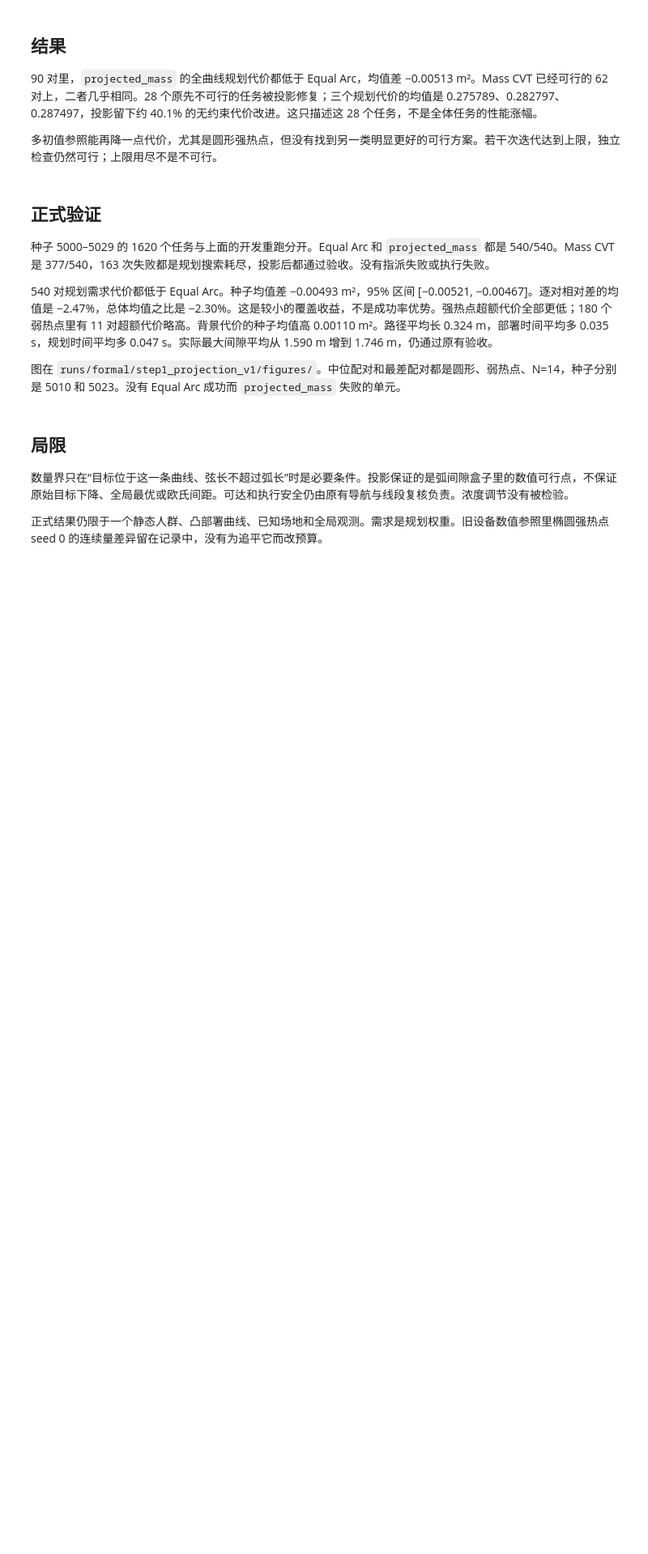
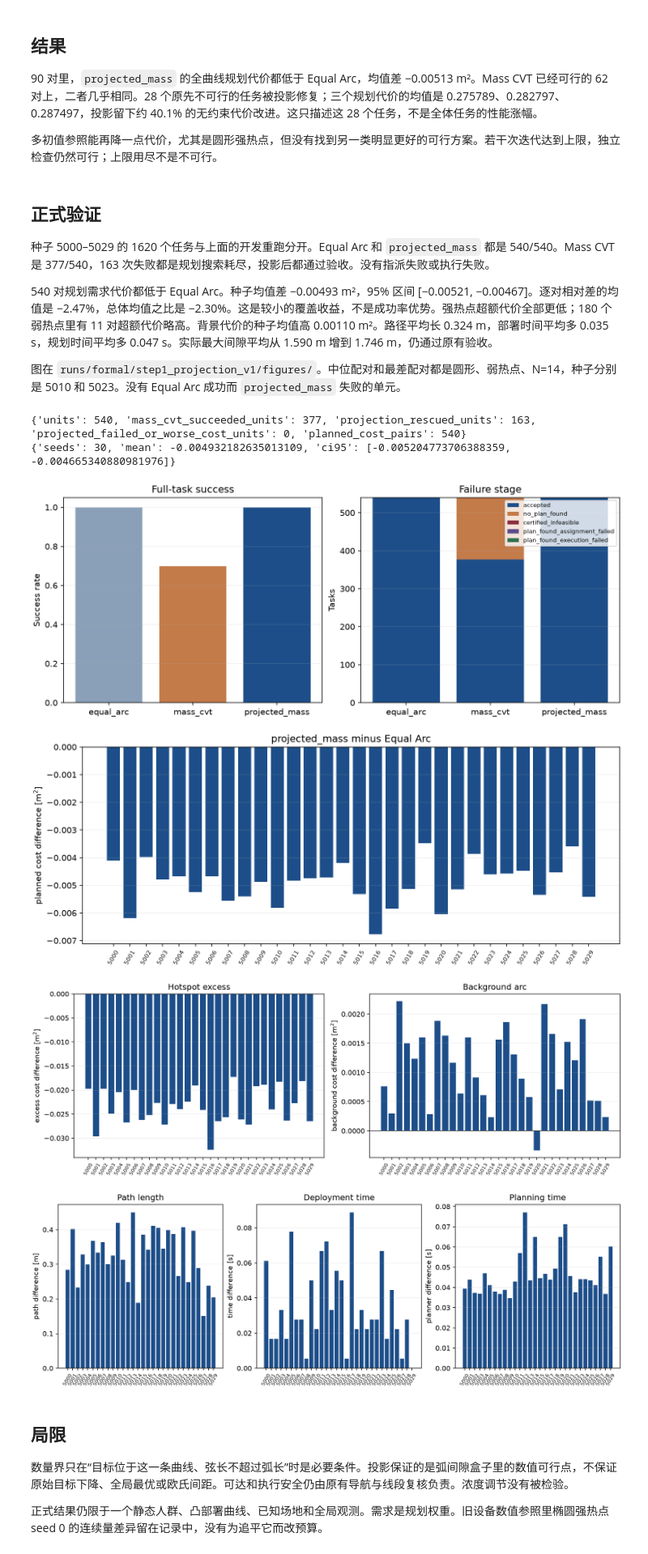
Before and after one commit to Wu-kaixin/Adaptive-Guide-Agent-Deployment-for-Unknown-Dynamic-Crowds, a Jupyter notebook: notebooks/step1_static_deployment.ipynb, the cells around one changed output. Shown at 81% size. Drawn from its saved outputs; the diff is of its cells as text; code cells hidden in the pictures; blank space fills up the shorter version.

```diff
--- a/notebooks/step1_static_deployment.ipynb
+++ b/notebooks/step1_static_deployment.ipynb
@@ -60,12 +60,25 @@ rescued ratio of means 0.4014799140637096
 
 图在 `runs/formal/step1_projection_v1/figures/`。中位配对和最差配对都是圆形、弱热点、N=14，种子分别是 5010 和 5023。没有 Equal Arc 成功而 `projected_mass` 失败的单元。
 # %%
+import json
+from pathlib import Path
+
+from IPython.display import Image, display
+
+ROOT = Path.cwd() if (Path.cwd() / 'src' / 'udc').exists() else Path.cwd().parent
 formal = json.loads((ROOT / 'runs' / 'formal' / 'step1_projection_v1' / 'formal_report.json').read_text(encoding='utf-8'))
 paired = formal['overall']['paired']['projected_mass']['planned_demand_weighted_cost']
 print(formal['slice_counts'])
 print(paired['seed_cluster'])
 for name in ('success_stages.png', 'demand_cost_deltas.png', 'hotspot_background.png', 'cost_of_deployment.png'):
     display(Image(filename=str(ROOT / 'runs' / 'formal' / 'step1_projection_v1' / 'figures' / name)))
+# %% [output]
+{'units': 540, 'mass_cvt_succeeded_units': 377, 'projection_rescued_units': 163, 'projected_failed_or_worse_cost_units': 0, 'planned_cost_pairs': 540}
+{'seeds': 30, 'mean': -0.004932182635013109, 'ci95': [-0.005204773706388359, -0.004665340880981976]}
+[figure, added]
+[figure, added]
+[figure, added]
+[figure, added]
 # %% [markdown]
 ## 局限
 
```
Also changed, not shown: parts of 6 cells of this notebook, 35 other files.
